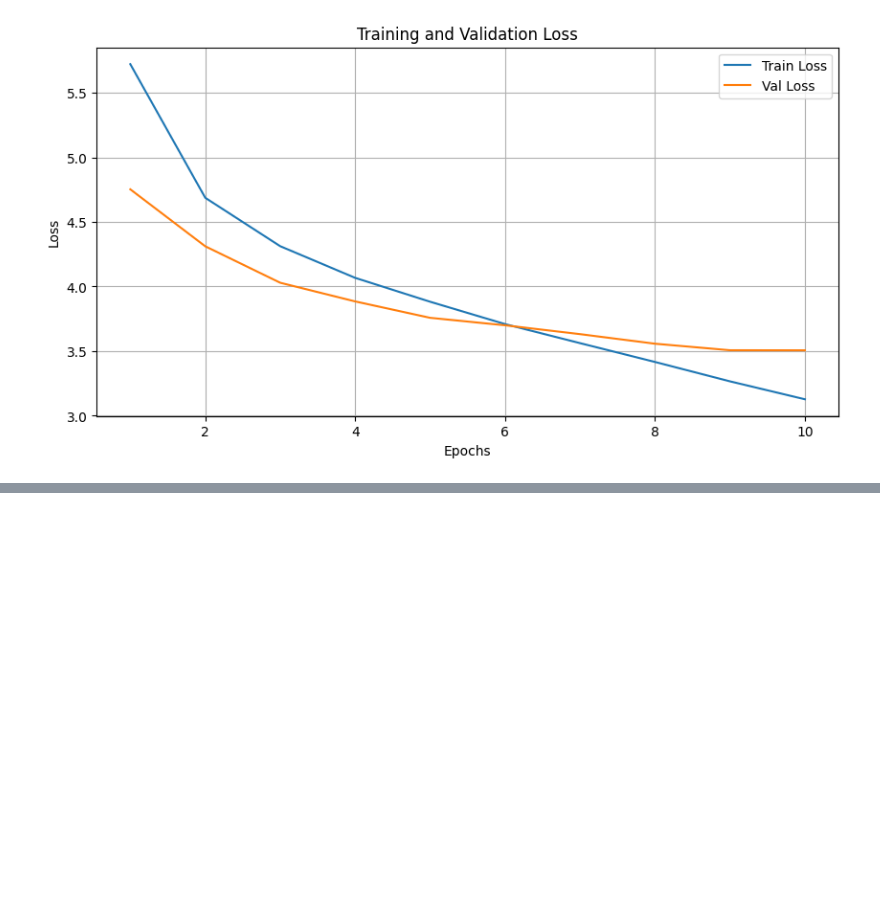
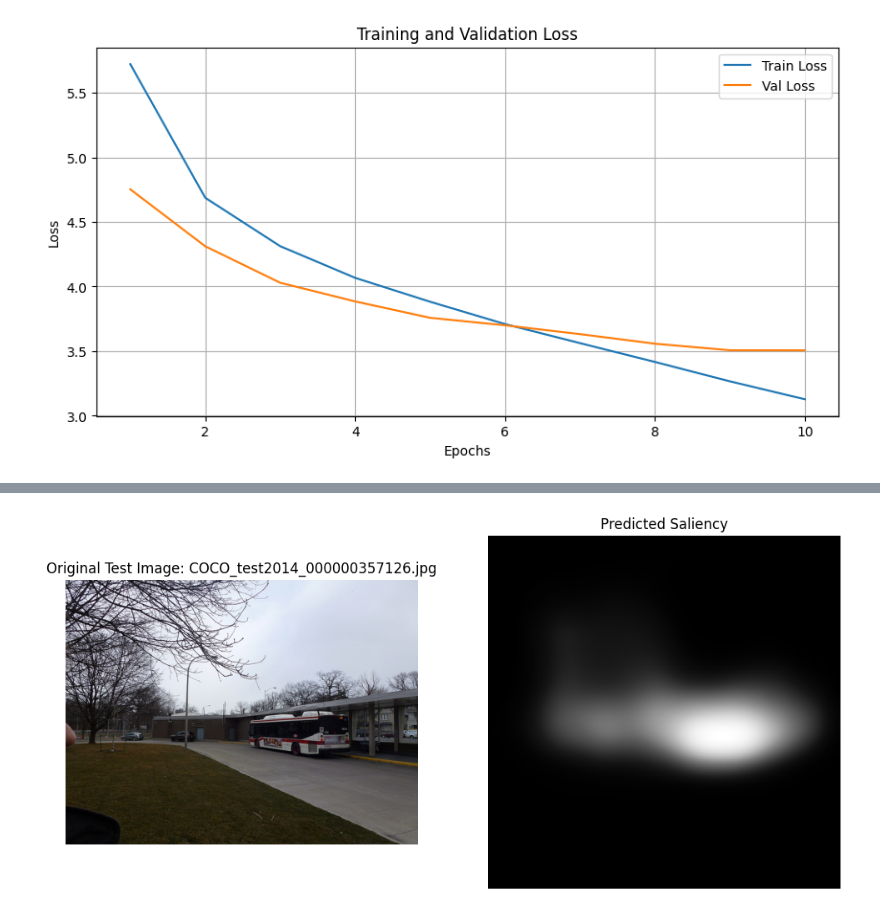
Before and after one commit to SebastianoColombini/NN_DL_project, a Jupyter notebook: beta.ipynb, the cells around one changed output, grey strips where cells are left out. Drawn from its saved outputs; the diff is of its cells as text; code cells hidden in the pictures; blank space fills up the shorter version.

Commit message:
Implementato il testing con esempi randomici

```diff
--- a/beta.ipynb
+++ b/beta.ipynb
@@ -78,6 +79,10 @@ TRAIN_IMAGES_DIR = os.path.join(LOCAL_DB_DIR, 'images', 'train')
 TRAIN_SALIENCY_MAPS_DIR = os.path.join(LOCAL_DB_DIR, 'maps', 'train')
 VAL_IMAGES_DIR = os.path.join(LOCAL_DB_DIR, 'images', 'val')
 VAL_SALIENCY_MAPS_DIR = os.path.join(LOCAL_DB_DIR, 'maps', 'val')
+TEST_IMAGES_DIR = os.path.join(LOCAL_DB_DIR, 'images', 'test')
+TEST_IMAGES_DIR = os.path.join(LOCAL_DB_DIR, 'images', 'test')
+
+#
 
 version_file_path = os.path.join(VERSION_DIR, "version.json") #kind of useless
 with open(version_file_path, 'w') as f:
@@ -88,6 +93,7 @@ print(f"- TRAIN_IMAGES_DIR: {TRAIN_IMAGES_DIR}")
 print(f"- TRAIN_SALIENCY_MAPS_DIR: {TRAIN_SALIENCY_MAPS_DIR}")
 print(f"- VAL_IMAGES_DIR: {VAL_IMAGES_DIR}")
 print(f"- VAL_SALIENCY_MAPS_DIR: {VAL_SALIENCY_MAPS_DIR}")
+print(f"- TEST_IMAGES_DIR: {TEST_IMAGES_DIR}")
 # %% [output]
 Drive already mounted at /content/drive; to attempt to forcibly remount, call drive.mount("/content/drive", force_remount=True).
 Cleaning existing directory: /content/extracted_db
@@ -603,0 +610,52 @@ with torch.no_grad():
+# %%
+
+
+# Put models in evaluation mode
+encoder.eval()
+decoder3.eval()
+decoder4.eval()
+decoder5.eval()
+final.eval()
+
+# List all images in the test directory
+test_images = [f for f in os.listdir(TEST_IMAGES_DIR) if f.lower().endswith(('.png', '.jpg', '.jpeg'))]
+
+if not test_images:
+    print(f"No images found in {TEST_IMAGES_DIR}")
+else:
+    # Choose a random image
+    random_img_name = random.choice(test_images)
+    img_path = os.path.join(TEST_IMAGES_DIR, random_img_name)
+
+    # Load and transform
+    raw_image = Image.open(img_path).convert('RGB')
+    input_tensor = transforms_train(raw_image).unsqueeze(0).to(device)
+
+    with torch.no_grad():
+        # Forward pass
+        latent = encoder(input_tensor)
+        s3 = decoder3(latent[0])
+        s4 = decoder4(latent[1])
+        s5 = decoder5(latent[2])
+        fused = torch.cat((s3, s4, s5), dim=1)
+        prediction = final(fused)
+
+    # Prepare for display
+    pred_np = prediction.squeeze().cpu().numpy()
+
+    # Plotting
+    plt.figure(figsize=(12, 6))
+
+    plt.subplot(1, 2, 1)
+    plt.imshow(raw_image)
+    plt.title(f"Original Test Image: {random_img_name}")
+    plt.axis('off')
+
+    plt.subplot(1, 2, 2)
+    plt.imshow(pred_np, cmap='gray')
+    plt.title("Predicted Saliency")
+    plt.axis('off')
+
+    plt.show()
+# %% [output]
+[figure, added]
```
Also changed, not shown: parts of 2 cells of this notebook.
